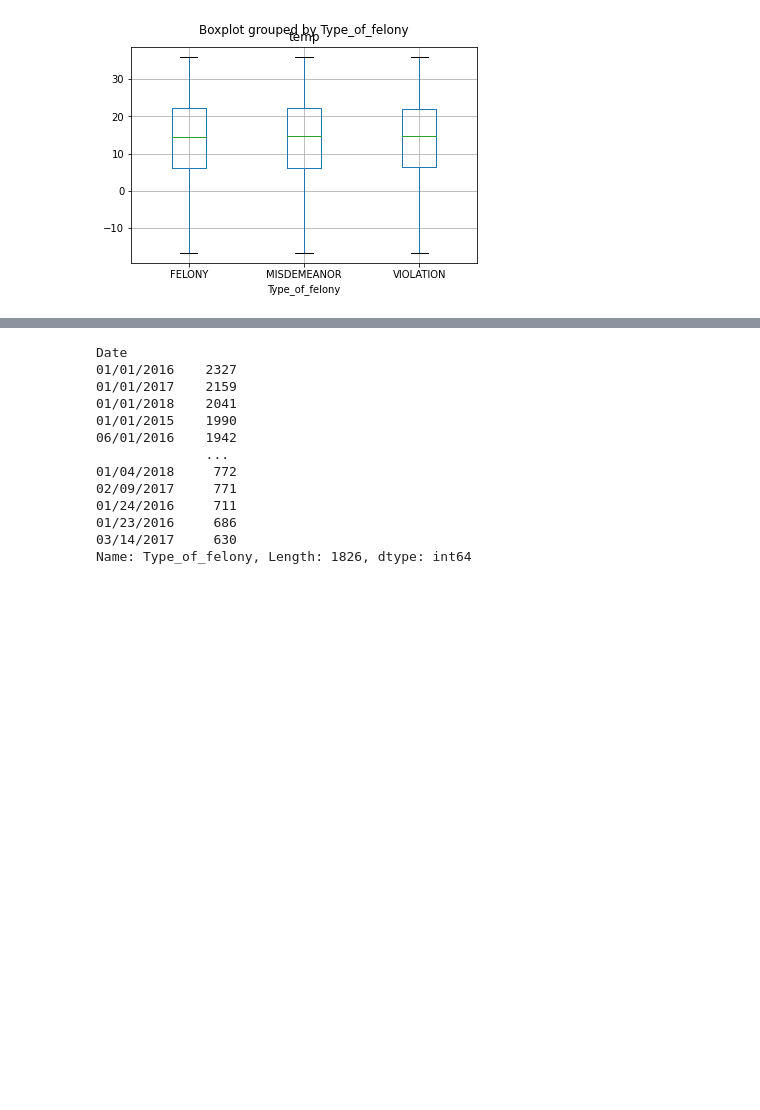
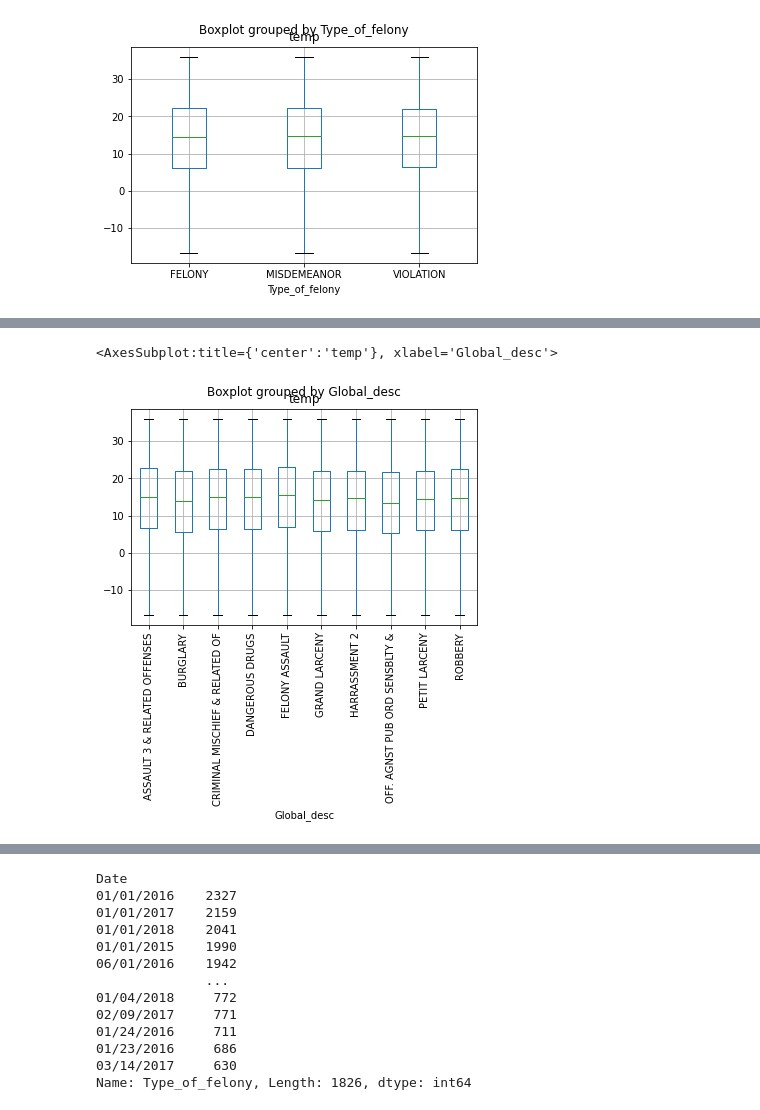
Before and after one commit to MAbdulfattah/Data-Wrangling, a Jupyter notebook: Magic.ipynb, the cells around one changed output, grey strips where cells are left out. Drawn from its saved outputs; the diff is of its cells as text; code cells hidden in the pictures; blank space fills up the shorter version.

```diff
--- a/Magic.ipynb
+++ b/Magic.ipynb
@@ -48,0 +95,5 @@ df.boxplot(column=['temp',], by='Specific_desc')#, figsize=(100, 50))
+# %%
+df[df['Global_desc'].isin(df.groupby('Global_desc').size().sort_values(ascending=False)[:10].index)].boxplot(column=['temp',], by='Global_desc', rot=90, fontsize=10)
+# %% [output]
+<AxesSubplot:title={'center':'temp'}, xlabel='Global_desc'>
+[figure, added]
```
Also changed, not shown: parts of 15 cells of this notebook.
